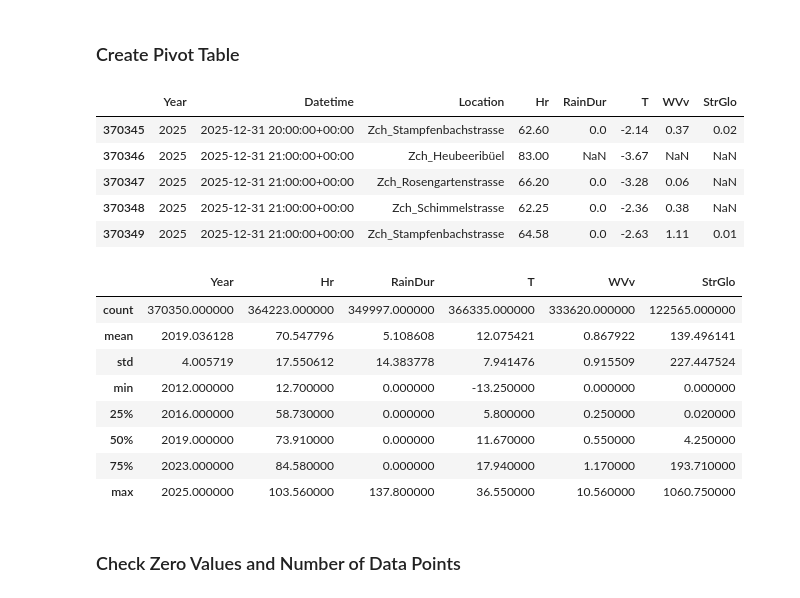
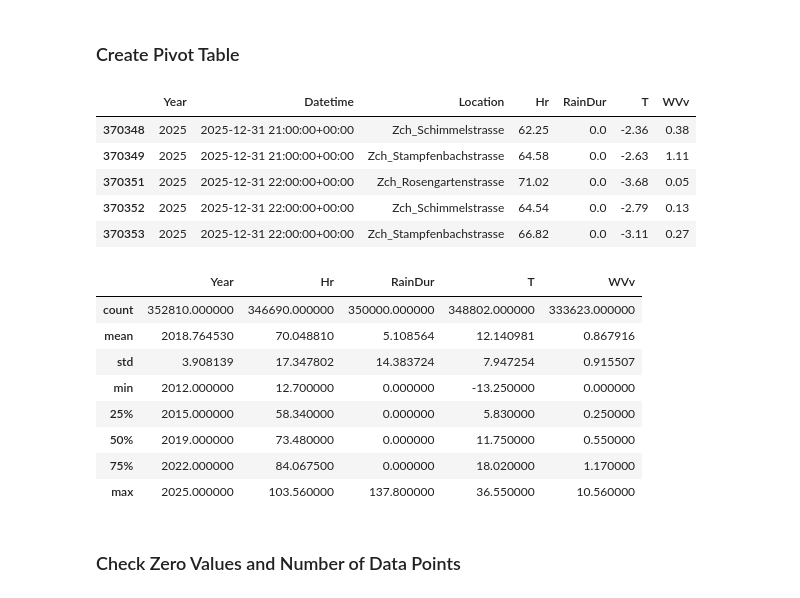
Before and after one commit to JitkaRantanen/AS2025_CO2-GroupProject, a Jupyter notebook: preprocessing_hourly.ipynb, the cells around one changed output. Drawn from its saved outputs; the diff is of its cells as text; code cells hidden in the pictures.

```diff
--- a/preprocessing_hourly.ipynb
+++ b/preprocessing_hourly.ipynb
@@ -411,33 +396,36 @@ param_units_meteo
 # %%
 df_meteo_pivot = (
     df_meteo
     .pivot(index=["Datetime", "Location", "Year"], columns="Parameter", values="Wert")
     .reset_index()
-    .loc[:, ["Year", "Datetime", "Location", "Hr", "RainDur", "T", "WVv", "StrGlo"]]
+    .loc[:, ["Year", "Datetime", "Location", "Hr", "RainDur", "T", "WVv"]]
 )
 
 df_meteo_pivot.columns.name = None
 
+# remove Heubeeribüel
+df_meteo_pivot = df_meteo_pivot[df_meteo_pivot["Location"] != "Zch_Heubeeribüel"]
+
 df_meteo_pivot.tail()
 # %% [output]
-|  | Year | Datetime | Location | Hr | RainDur | T | WVv | StrGlo |
-| 370345 | 2025 | 2025-12-31 20:00:00+00:00 | Zch_Stampfenbachstrasse | 62.60 | 0.0 | -2.14 | 0.37 | 0.02 |
-| 370346 | 2025 | 2025-12-31 21:00:00+00:00 | Zch_Heubeeribüel | 83.00 | NaN | -3.67 | NaN | NaN |
-| 370347 | 2025 | 2025-12-31 21:00:00+00:00 | Zch_Rosengartenstrasse | 66.20 | 0.0 | -3.28 | 0.06 | NaN |
-| 370348 | 2025 | 2025-12-31 21:00:00+00:00 | Zch_Schimmelstrasse | 62.25 | 0.0 | -2.36 | 0.38 | NaN |
-| 370349 | 2025 | 2025-12-31 21:00:00+00:00 | Zch_Stampfenbachstrasse | 64.58 | 0.0 | -2.63 | 1.11 | 0.01 |
+|  | Year | Datetime | Location | Hr | RainDur | T | WVv |
+| 370348 | 2025 | 2025-12-31 21:00:00+00:00 | Zch_Schimmelstrasse | 62.25 | 0.0 | -2.36 | 0.38 |
+| 370349 | 2025 | 2025-12-31 21:00:00+00:00 | Zch_Stampfenbachstrasse | 64.58 | 0.0 | -2.63 | 1.11 |
+| 370351 | 2025 | 2025-12-31 22:00:00+00:00 | Zch_Rosengartenstrasse | 71.02 | 0.0 | -3.68 | 0.05 |
+| 370352 | 2025 | 2025-12-31 22:00:00+00:00 | Zch_Schimmelstrasse | 64.54 | 0.0 | -2.79 | 0.13 |
+| 370353 | 2025 | 2025-12-31 22:00:00+00:00 | Zch_Stampfenbachstrasse | 66.82 | 0.0 | -3.11 | 0.27 |
 # %%
 df_meteo_pivot.describe()
 # %% [output]
-|  | Year | Hr | RainDur | T | WVv | StrGlo |
-| count | 370350.000000 | 364223.000000 | 349997.000000 | 366335.000000 | 333620.000000 | 122565.000000 |
-| mean | 2019.036128 | 70.547796 | 5.108608 | 12.075421 | 0.867922 | 139.496141 |
-| std | 4.005719 | 17.550612 | 14.383778 | 7.941476 | 0.915509 | 227.447524 |
-| min | 2012.000000 | 12.700000 | 0.000000 | -13.250000 | 0.000000 | 0.000000 |
-| 25% | 2016.000000 | 58.730000 | 0.000000 | 5.800000 | 0.250000 | 0.020000 |
-| 50% | 2019.000000 | 73.910000 | 0.000000 | 11.670000 | 0.550000 | 4.250000 |
-| 75% | 2023.000000 | 84.580000 | 0.000000 | 17.940000 | 1.170000 | 193.710000 |
-| max | 2025.000000 | 103.560000 | 137.800000 | 36.550000 | 10.560000 | 1060.750000 |
+|  | Year | Hr | RainDur | T | WVv |
+| count | 352810.000000 | 346690.000000 | 350000.000000 | 348802.000000 | 333623.000000 |
+| mean | 2018.764530 | 70.048810 | 5.108564 | 12.140981 | 0.867916 |
+| std | 3.908139 | 17.347802 | 14.383724 | 7.947254 | 0.915507 |
+| min | 2012.000000 | 12.700000 | 0.000000 | -13.250000 | 0.000000 |
+| 25% | 2015.000000 | 58.340000 | 0.000000 | 5.830000 | 0.250000 |
+| 50% | 2019.000000 | 73.480000 | 0.000000 | 11.750000 | 0.550000 |
+| 75% | 2022.000000 | 84.067500 | 0.000000 | 18.020000 | 1.170000 |
+| max | 2025.000000 | 103.560000 | 137.800000 | 36.550000 | 10.560000 |
 # %% [markdown]
 ### Check Zero Values and Number of Data Points
 # %%
```
Also changed, not shown: parts of 61 cells of this notebook.
